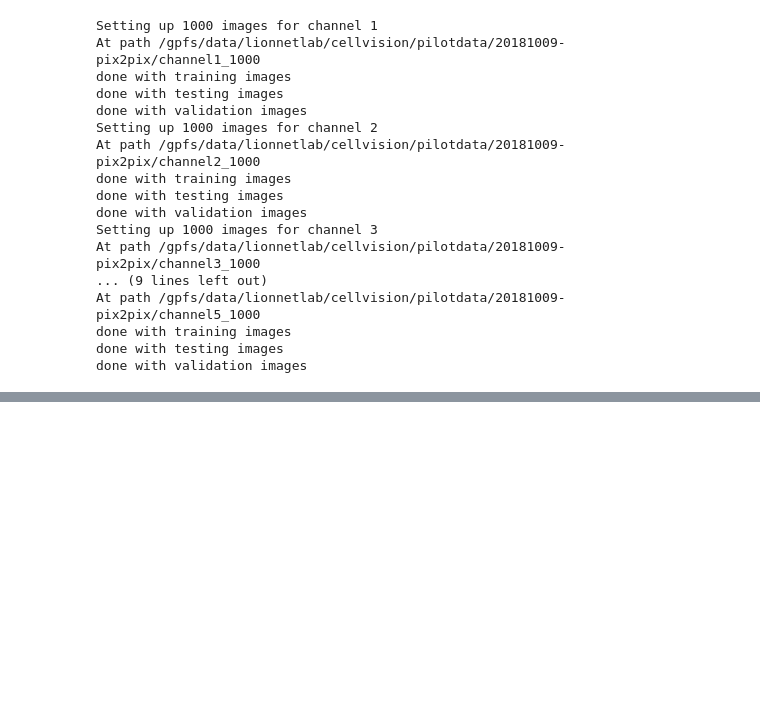
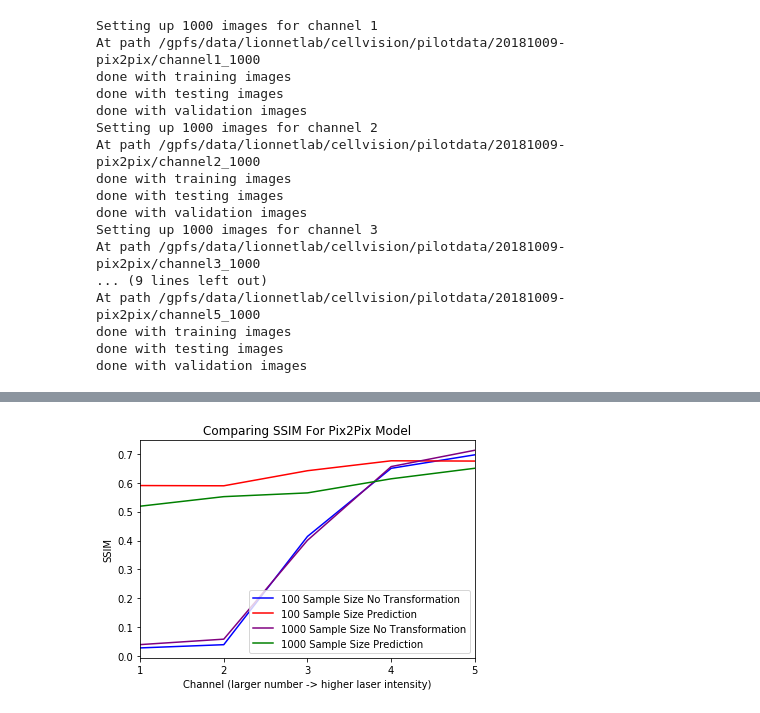
Before and after one commit to NYU-CDS-Capstone-Project/CellVision, a Jupyter notebook: notebooks/pix2pix_model_benchmark.ipynb, the cells around one changed output, grey strips where cells are left out. Saved outputs shown, nothing was run; the diff lists cells and outputs as text; code cells hidden in the pictures; blank space fills up the shorter version.

Commit message:
Adding full channel analysis

```diff
--- a/notebooks/pix2pix_model_benchmark.ipynb
+++ b/notebooks/pix2pix_model_benchmark.ipynb
@@ -240,0 +338,18 @@ Fake mse mean 1.2529523666832592e-38 with std 9.488763181891202e-39
+# %%
+# Comparing MSE for denoising
+plt.plot(list(range(1, 6)), low_means[0:5], label="100 Sample Size No Transformation", color='blue')
+plt.plot(list(range(1, 6)), fake_means[0:5], label="100 Sample Size Prediction", color='red')
+plt.plot(list(range(1, 6)), low_means[5:10], label="1000 Sample Size No Transformation", color='purple')
+plt.plot(list(range(1, 6)), fake_means[5:10], label="1000 Sample Size Prediction", color='green')
+
+plt.title('Comparing SSIM For Pix2Pix Model')
+plt.legend(loc = 'lower right')
+# plt.ylim([0, 1])
+plt.xlim([1, 5])
+plt.axes().set_xticks(list(range(1, 6)), minor=False)
+
+plt.ylabel('SSIM')
+plt.xlabel('Channel (larger number -> higher laser intensity)')
+plt.show()
+# %% [output]
+[figure, added]
```
Also changed, not shown: parts of 6 cells of this notebook.
